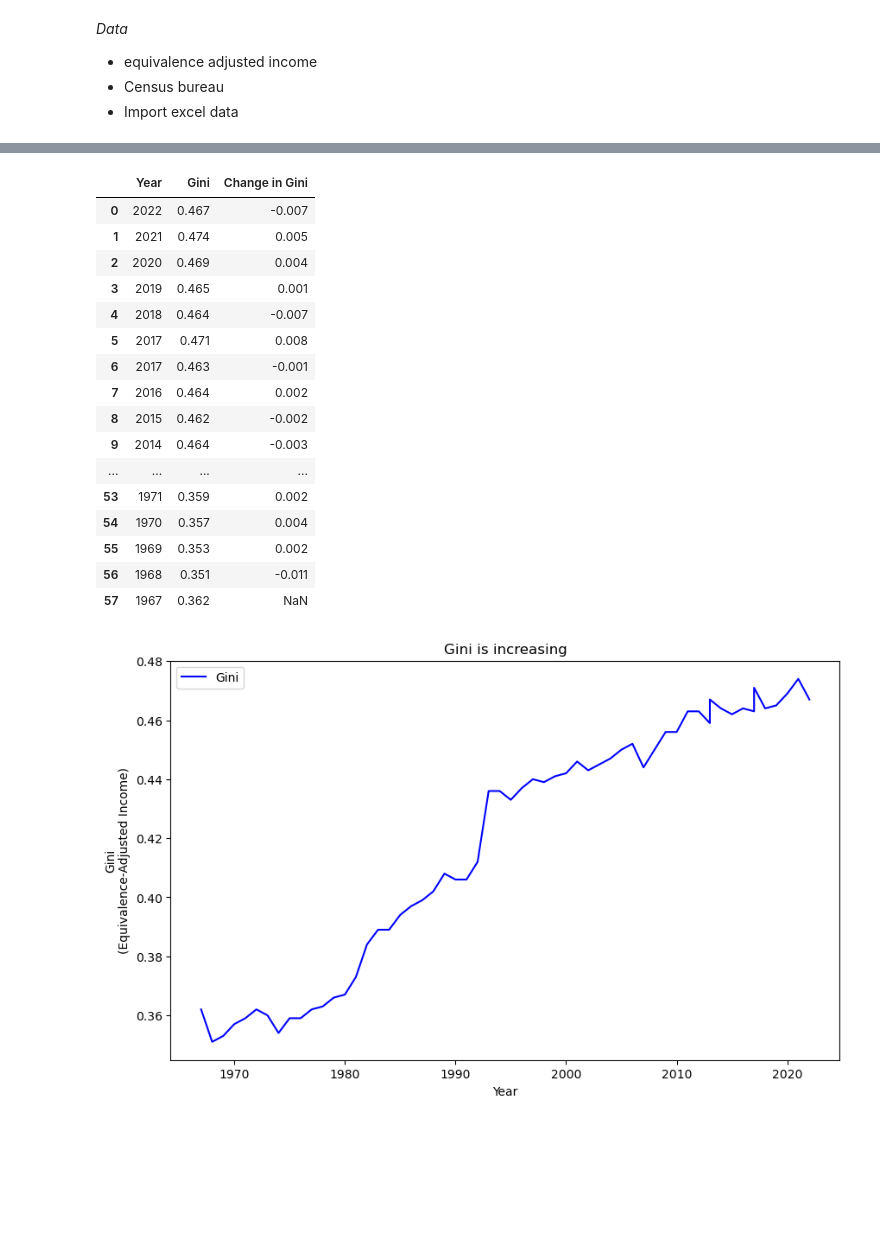
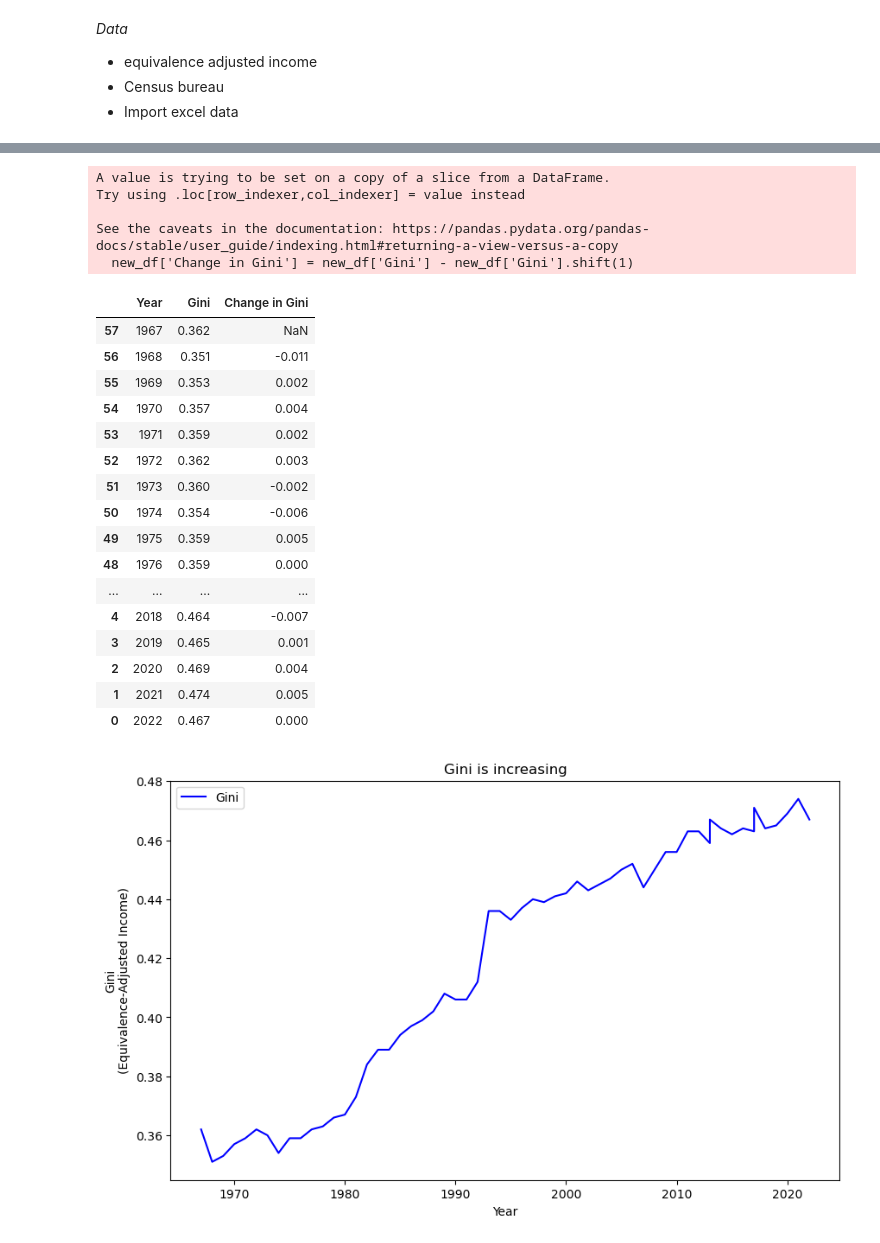
Before and after one commit to marcill1/as.180.369, a Jupyter notebook: contrib/marcill1/Arcillo-Abstract_Intro-Draft.ipynb, the cells around one changed output, grey strips where cells are left out. Saved outputs shown, nothing was run; the diff lists cells and outputs as text; code cells hidden in the pictures; blank space fills up the shorter version.

```diff
--- a/contrib/marcill1/Arcillo-Abstract_Intro-Draft.ipynb
+++ b/contrib/marcill1/Arcillo-Abstract_Intro-Draft.ipynb
@@ -52,4 +52,11 @@ df = pd.read_excel('GiniDAta.xlsx')
 df
 
 df
+
+# Reversing the DataFrame
+new_df = df.iloc[::-1]
+
+# Display the reversed DataFrame
+print("\nchron DataFrame:")
+print(new_df)
 # %% [output]
@@ -73,28 +80,35 @@ df
 # %%
 selected_column = 'Gini'
 
+new_df.loc[0, 'Change in Gini'] = 0
 # new column that measures the Gini change anually
-df['Change in Gini'] = df['Gini'] - df['Gini'].shift(-1)
+new_df['Change in Gini'] = new_df['Gini'] - new_df['Gini'].shift(1)
 
-df
+
+new_df
 # %% [output]
+A value is trying to be set on a copy of a slice from a DataFrame.
+Try using .loc[row_indexer,col_indexer] = value instead
+
+See the caveats in the documentation: https://pandas.pydata.org/pandas-docs/stable/user_guide/indexing.html#returning-a-view-versus-a-copy
+  new_df['Change in Gini'] = new_df['Gini'] - new_df['Gini'].shift(1)
 |  | Year | Gini | Change in Gini |
-| 0 | 2022 | 0.467 | -0.007 |
+| 57 | 1967 | 0.362 | NaN |
+| 56 | 1968 | 0.351 | -0.011 |
+| 55 | 1969 | 0.353 | 0.002 |
+| 54 | 1970 | 0.357 | 0.004 |
+| 53 | 1971 | 0.359 | 0.002 |
+| 52 | 1972 | 0.362 | 0.003 |
+| 51 | 1973 | 0.360 | -0.002 |
+| 50 | 1974 | 0.354 | -0.006 |
+| 49 | 1975 | 0.359 | 0.005 |
+| 48 | 1976 | 0.359 | 0.000 |
+| ... | ... | ... | ... |
+| 4 | 2018 | 0.464 | -0.007 |
+| 3 | 2019 | 0.465 | 0.001 |
+| 2 | 2020 | 0.469 | 0.004 |
 | 1 | 2021 | 0.474 | 0.005 |
-| 2 | 2020 | 0.469 | 0.004 |
-| 3 | 2019 | 0.465 | 0.001 |
-| 4 | 2018 | 0.464 | -0.007 |
-| 5 | 2017 | 0.471 | 0.008 |
-| 6 | 2017 | 0.463 | -0.001 |
-| 7 | 2016 | 0.464 | 0.002 |
-| 8 | 2015 | 0.462 | -0.002 |
-| 9 | 2014 | 0.464 | -0.003 |
-| ... | ... | ... | ... |
-| 53 | 1971 | 0.359 | 0.002 |
-| 54 | 1970 | 0.357 | 0.004 |
-| 55 | 1969 | 0.353 | 0.002 |
-| 56 | 1968 | 0.351 | -0.011 |
-| 57 | 1967 | 0.362 | NaN |
+| 0 | 2022 | 0.467 | 0.000 |
 # %%
 import matplotlib.pyplot as plt
 
```
Also changed, not shown: parts of 3 cells of this notebook.
